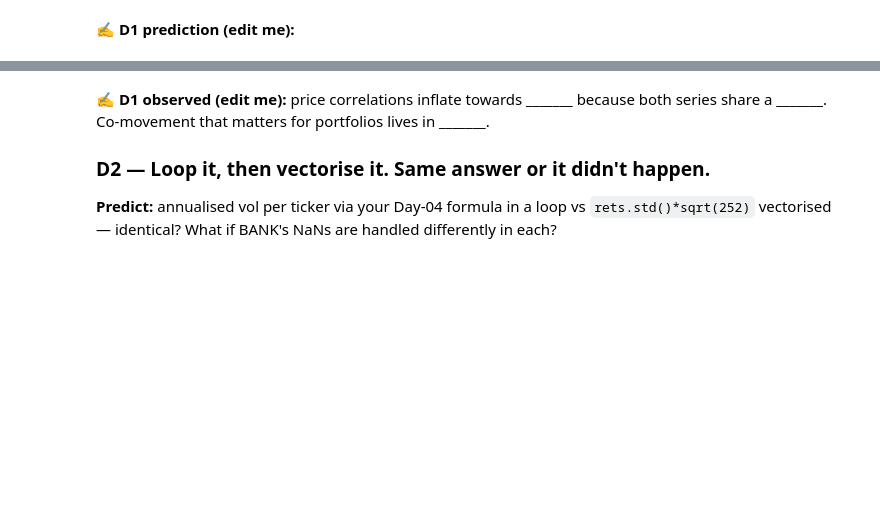
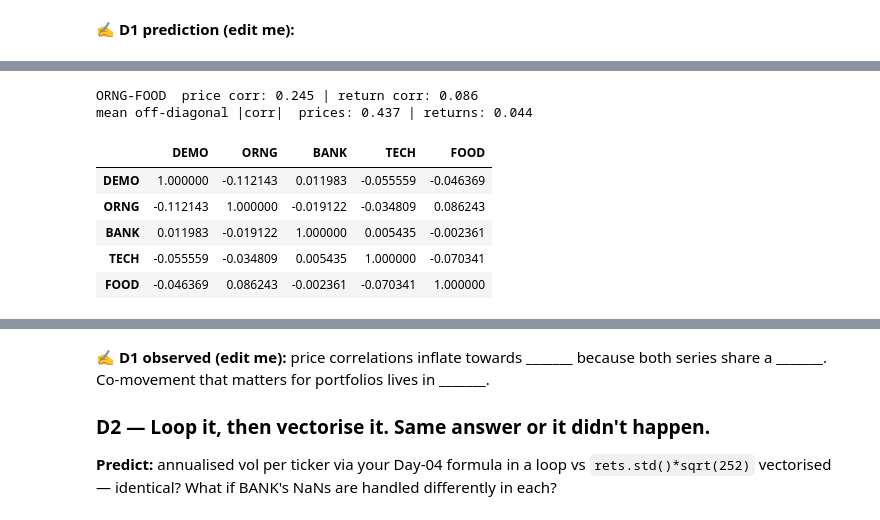
Before and after one commit to muvandii/PyTrades, a Jupyter notebook: notebooks/Day_05_Loops_Correlation_Covariance_Challenge1.ipynb, the cells around one changed output, grey strips where cells are left out. Cells and saved outputs as stored; diff of their text form; code cells hidden in the pictures; blank space fills up the shorter version.

```diff
--- a/notebooks/Day_05_Loops_Correlation_Covariance_Challenge1.ipynb
+++ b/notebooks/Day_05_Loops_Correlation_Covariance_Challenge1.ipynb
@@ -135,0 +149,17 @@ print("mean off-diagonal |corr|  prices:", round(float(price_corr.where(~np.eye(
+# %%
+print("ORNG-FOOD  price corr:", round(float(price_corr.loc["ORNG", "FOOD"]), 3),
+      "| return corr:", round(float(ret_corr.loc["ORNG", "FOOD"]), 3))
+print("mean off-diagonal |corr|  prices:", round(float(price_corr.where(~np.eye(5, dtype=bool)).abs().mean().mean()), 3),
+      "| returns:", round(float(ret_corr.where(~np.eye(5, dtype=bool)).abs().mean().mean()), 3))
+# %% [output]
+ORNG-FOOD  price corr: 0.245 | return corr: 0.086
+mean off-diagonal |corr|  prices: 0.437 | returns: 0.044
+# %%
+ret_corr
+# %% [output]
+|  | DEMO | ORNG | BANK | TECH | FOOD |
+| DEMO | 1.000000 | -0.112143 | 0.011983 | -0.055559 | -0.046369 |
+| ORNG | -0.112143 | 1.000000 | -0.019122 | -0.034809 | 0.086243 |
+| BANK | 0.011983 | -0.019122 | 1.000000 | 0.005435 | -0.002361 |
+| TECH | -0.055559 | -0.034809 | 0.005435 | 1.000000 | -0.070341 |
+| FOOD | -0.046369 | 0.086243 | -0.002361 | -0.070341 | 1.000000 |
```
Also changed, not shown: parts of 14 cells of this notebook, 1 other file.
